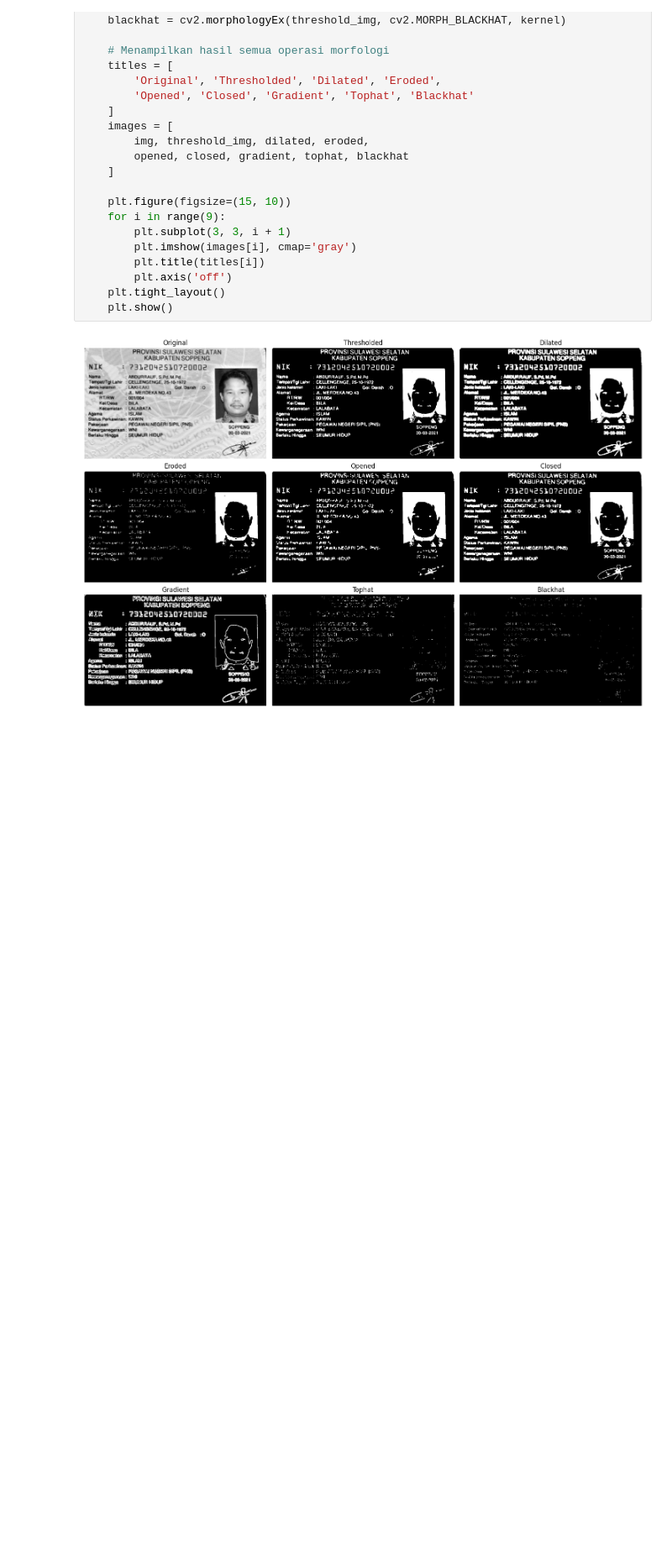
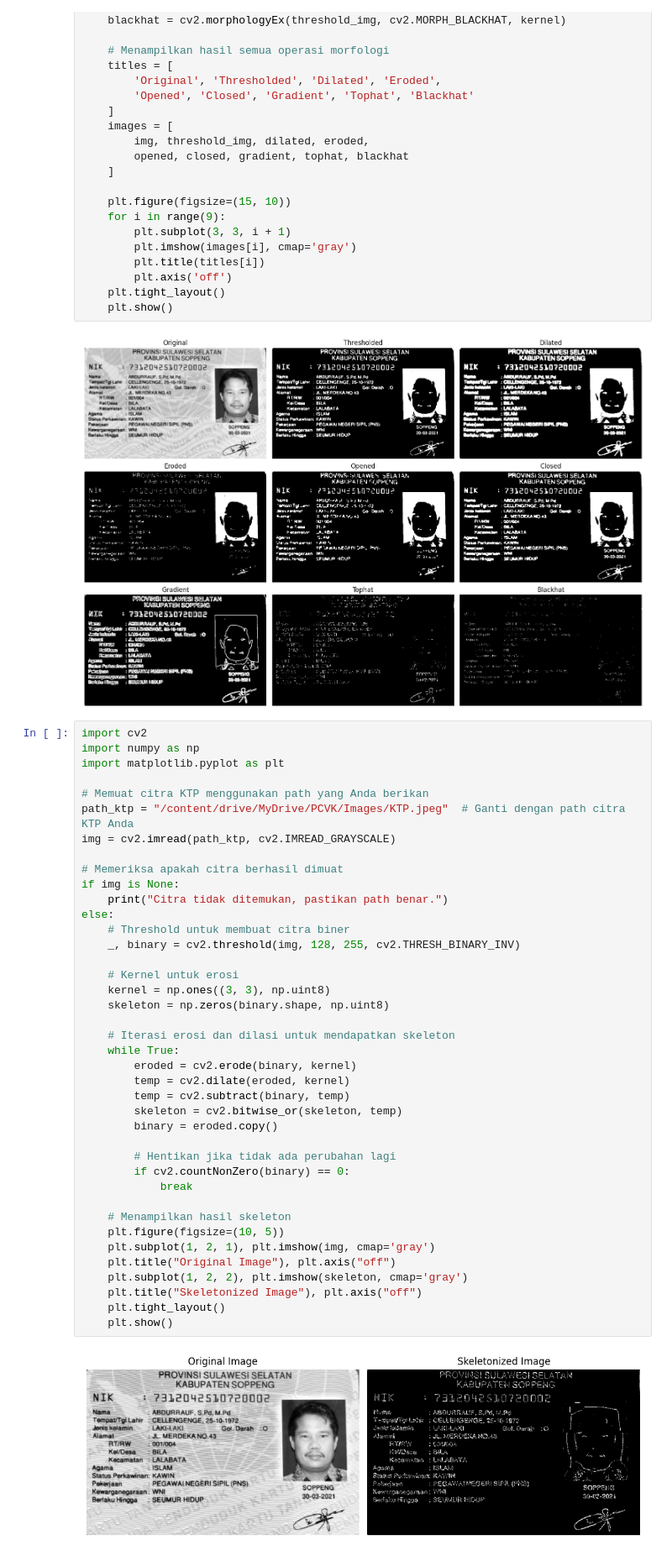
Before and after one commit to doggest25/PCVK_Agusty, a Jupyter notebook: week 8.ipynb, the cells around one changed output. Shown at 84% size. Cells and saved outputs as stored; diff of their text form; blank space fills up the shorter version.

```diff
--- a/week 8.ipynb
+++ b/week 8.ipynb
@@ -563,3 +563,45 @@ else:
     plt.show()
 # %% [output]
 [figure]
+# %%
+import cv2
+import numpy as np
+import matplotlib.pyplot as plt
+
+# Memuat citra KTP menggunakan path yang Anda berikan
+path_ktp = "/content/drive/MyDrive/PCVK/Images/KTP.jpeg"  # Ganti dengan path citra KTP Anda
+img = cv2.imread(path_ktp, cv2.IMREAD_GRAYSCALE)
+
+# Memeriksa apakah citra berhasil dimuat
+if img is None:
+    print("Citra tidak ditemukan, pastikan path benar.")
+else:
+    # Threshold untuk membuat citra biner
+    _, binary = cv2.threshold(img, 128, 255, cv2.THRESH_BINARY_INV)
+
+    # Kernel untuk erosi
+    kernel = np.ones((3, 3), np.uint8)
+    skeleton = np.zeros(binary.shape, np.uint8)
+
+    # Iterasi erosi dan dilasi untuk mendapatkan skeleton
+    while True:
+        eroded = cv2.erode(binary, kernel)
+        temp = cv2.dilate(eroded, kernel)
+        temp = cv2.subtract(binary, temp)
+        skeleton = cv2.bitwise_or(skeleton, temp)
+        binary = eroded.copy()
+
+        # Hentikan jika tidak ada perubahan lagi
+        if cv2.countNonZero(binary) == 0:
+            break
+
+    # Menampilkan hasil skeleton
+    plt.figure(figsize=(10, 5))
+    plt.subplot(1, 2, 1), plt.imshow(img, cmap='gray')
+    plt.title("Original Image"), plt.axis("off")
+    plt.subplot(1, 2, 2), plt.imshow(skeleton, cmap='gray')
+    plt.title("Skeletonized Image"), plt.axis("off")
+    plt.tight_layout()
+    plt.show()
+# %% [output]
+[figure, added]
```
